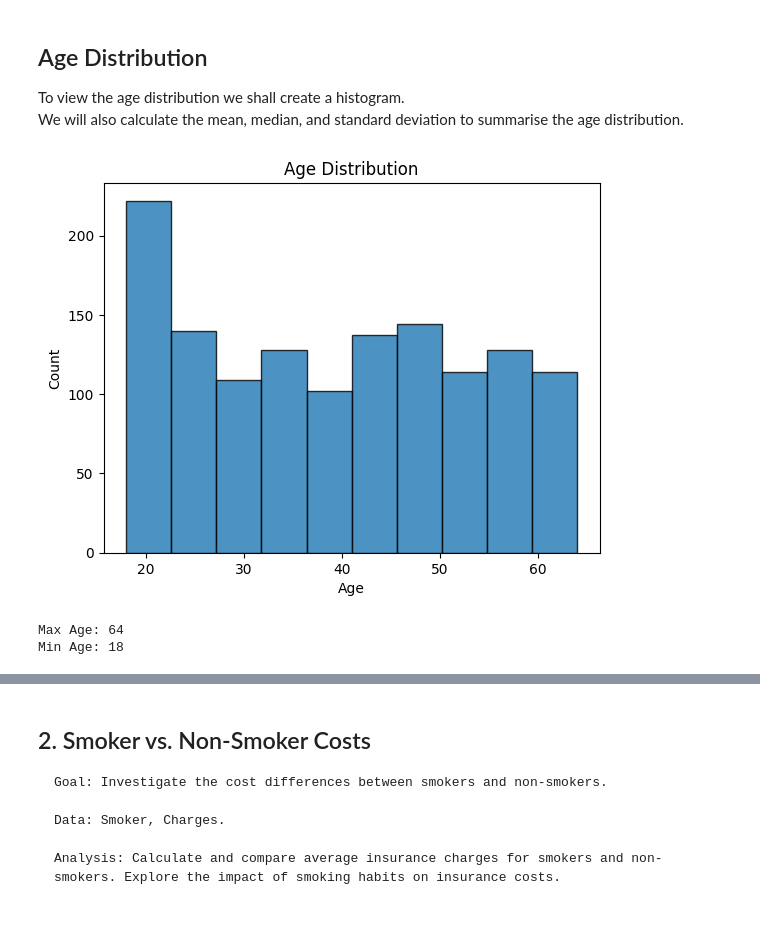
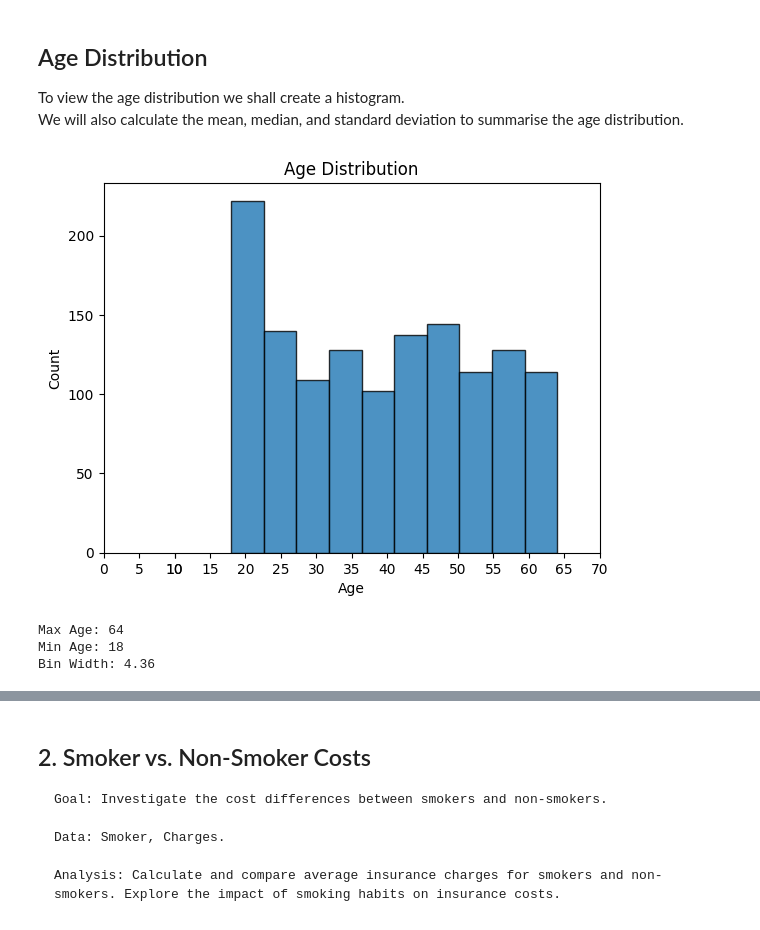
Before and after one commit to pavloskhetab/Codecademy-Data-Scientist-Analytics, a Jupyter notebook: us-medical-insurance-costs.ipynb, the cells around one changed output, grey strips where cells are left out. Saved outputs shown, nothing was run; the diff lists cells and outputs as text; code cells hidden in the pictures.

```diff
--- a/us-medical-insurance-costs.ipynb
+++ b/us-medical-insurance-costs.ipynb
@@ -127,35 +127,50 @@ Calculate the number of bins for a histogram using the Freedman-Diaconis rule.
 Parameters:
 data (list or numpy array): The data for which to calculate the number of bins.
 
 Returns:
 int: The number of bins.
 """
 def calculate_num_bins(data):
     data_range = max(data) - min(data)  # Calculate the data range
     iqr = np.percentile(data, 75) - np.percentile(data, 25)  # Calculate the interquartile range
     bin_width = 2 * iqr / (len(data) ** (1/3))  # Calculate the bin width using Freedman-Diaconis rule
     num_bins = int(data_range / bin_width)  # Calculate the number of bins
 
     return num_bins, bin_width # Return both num_bins and bin_width
 
 # Calculate the number of bins using the function
 num_bins, bin_width = calculate_num_bins(age)
 
 # Create the histogram with the specified number of bins and range
-plt.hist(age, bins=num_bins, range=(min_age, max_age), edgecolor='k', alpha=0.8)
-
+plt.hist(age, bins = num_bins, range = (min_age, max_age), edgecolor = 'k', alpha=0.8)
 
 # Add labels and a title
 plt.xlabel('Age')
 plt.ylabel('Count')
 plt.title('Age Distribution')
 
+# Create a list of additional tick positions you want to add
+additional_ticks = [0, 5, 10, 15, 25, 35, 45, 55, 65]
+
+# Get the current tick positions and labels
+current_ticks = plt.xticks()[0].tolist()
+current_labels = [int(label) for label in plt.xticks()[0]]
+
+# Combine the current ticks with the additional ticks
+new_ticks = current_ticks + additional_ticks
+new_labels = current_labels + additional_ticks
+
+# Set the new ticks and labels on the x-axis
+plt.xticks(new_ticks, new_labels)
+
 plt.show()
 
 # Convert max_age and min_age to strings before printing
 print('Max Age: ' + str(max_age))
 print('Min Age: ' + str(min_age))
+print(f'Bin Width: {round(bin_width,2)}')
 # %% [output]
-[figure, old version]
+[figure, new version]
 Max Age: 64
 Min Age: 18
+Bin Width: 4.36
```
Also changed, not shown: parts of 13 cells of this notebook.
